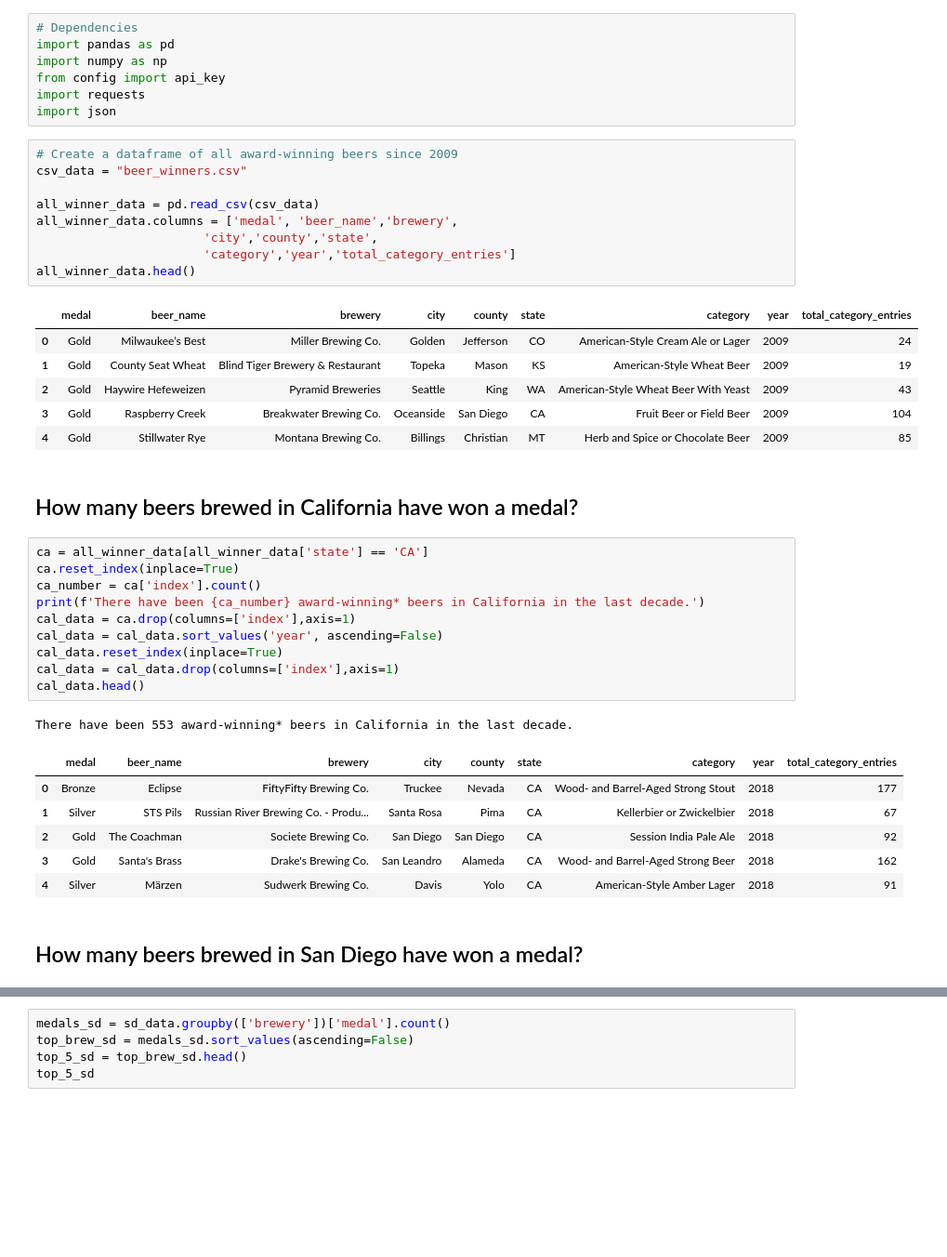
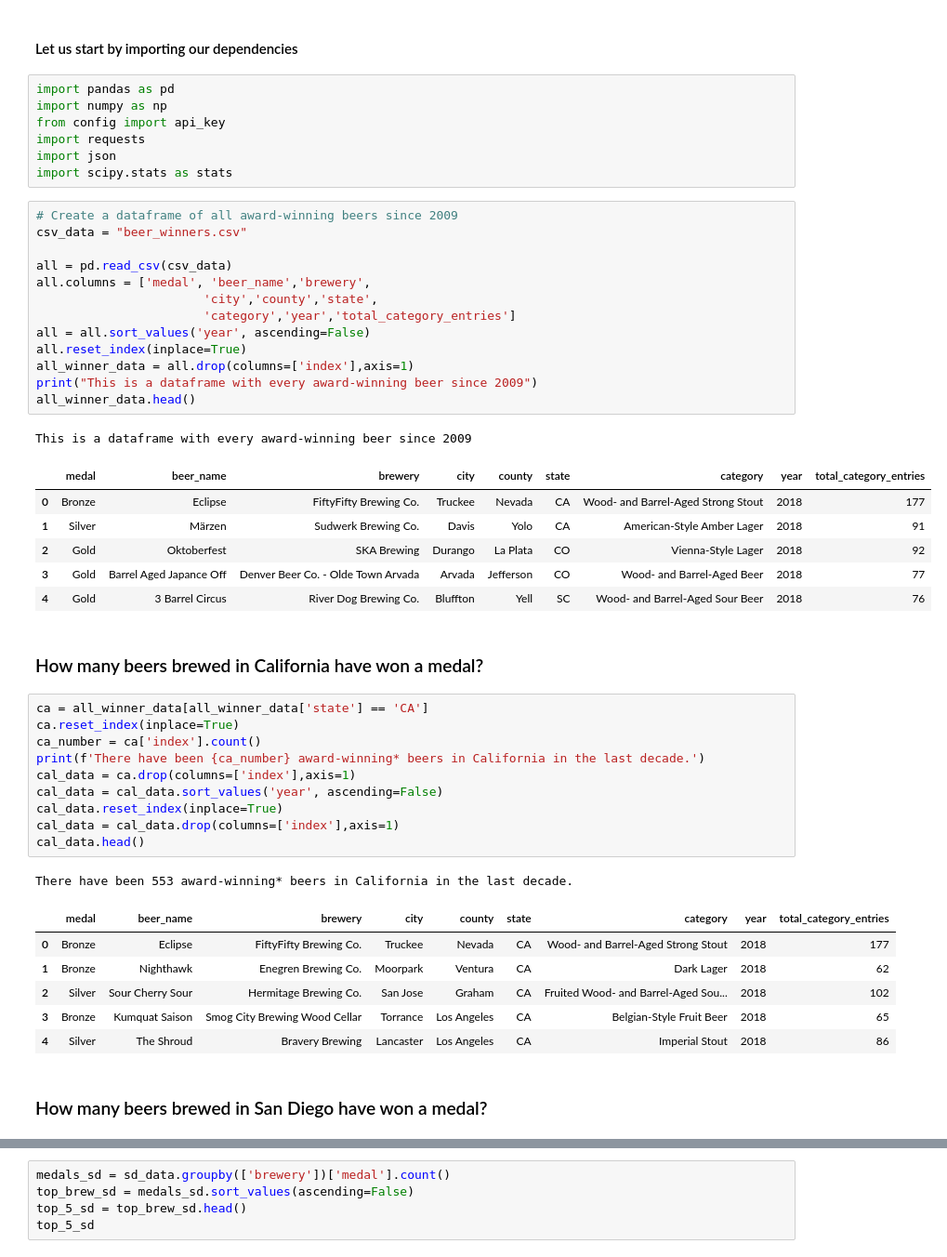
Before and after one commit to jbizzlefoshizzle/Project-1, a Jupyter notebook: CSV.ipynb, the cells around one changed output, grey strips where cells are left out. Shown at 93% size. Cells and saved outputs as stored; diff of their text form; blank space fills up the shorter version.

```diff
--- a/CSV.ipynb
+++ b/CSV.ipynb
@@ -1,28 +1,35 @@
+# %% [markdown]
+#### Let us start by importing our dependencies
 # %%
-# Dependencies
 import pandas as pd
 import numpy as np
 from config import api_key
 import requests
 import json
+import scipy.stats as stats
 # %%
 # Create a dataframe of all award-winning beers since 2009
 csv_data = "beer_winners.csv"
 
-all_winner_data = pd.read_csv(csv_data)
-all_winner_data.columns = ['medal', 'beer_name','brewery',
+all = pd.read_csv(csv_data)
+all.columns = ['medal', 'beer_name','brewery',
                        'city','county','state',
                        'category','year','total_category_entries']
+all = all.sort_values('year', ascending=False)
+all.reset_index(inplace=True)
+all_winner_data = all.drop(columns=['index'],axis=1)
+print("This is a dataframe with every award-winning beer since 2009")
 all_winner_data.head()
 # %% [output]
+This is a dataframe with every award-winning beer since 2009
 |  | medal | beer_name | brewery | city | county | state | category | year | total_category_entries |
-| 0 | Gold | Milwaukee’s Best | Miller Brewing Co. | Golden | Jefferson | CO | American-Style Cream Ale or Lager | 2009 | 24 |
-| 1 | Gold | County Seat Wheat | Blind Tiger Brewery & Restaurant | Topeka | Mason | KS | American-Style Wheat Beer | 2009 | 19 |
-| 2 | Gold | Haywire Hefeweizen | Pyramid Breweries | Seattle | King | WA | American-Style Wheat Beer With Yeast | 2009 | 43 |
-| 3 | Gold | Raspberry Creek | Breakwater Brewing Co. | Oceanside | San Diego | CA | Fruit Beer or Field Beer | 2009 | 104 |
-| 4 | Gold | Stillwater Rye | Montana Brewing Co. | Billings | Christian | MT | Herb and Spice or Chocolate Beer | 2009 | 85 |
+| 0 | Bronze | Eclipse | FiftyFifty Brewing Co. | Truckee | Nevada | CA | Wood- and Barrel-Aged Strong Stout | 2018 | 177 |
+| 1 | Silver | Märzen | Sudwerk Brewing Co. | Davis | Yolo | CA | American-Style Amber Lager | 2018 | 91 |
+| 2 | Gold | Oktoberfest | SKA Brewing | Durango | La Plata | CO | Vienna-Style Lager | 2018 | 92 |
+| 3 | Gold | Barrel Aged Japance Off | Denver Beer Co. - Olde Town Arvada | Arvada | Jefferson | CO | Wood- and Barrel-Aged Beer | 2018 | 77 |
+| 4 | Gold | 3 Barrel Circus | River Dog Brewing Co. | Bluffton | Yell | SC | Wood- and Barrel-Aged Sour Beer | 2018 | 76 |
 # %% [markdown]
-## How many beers brewed in California have won a medal?
+### How many beers brewed in California have won a medal?
 # %%
 ca = all_winner_data[all_winner_data['state'] == 'CA']
 ca.reset_index(inplace=True)
@@ -37,12 +44,12 @@ cal_data.head()
 There have been 553 award-winning* beers in California in the last decade.
 |  | medal | beer_name | brewery | city | county | state | category | year | total_category_entries |
 | 0 | Bronze | Eclipse | FiftyFifty Brewing Co. | Truckee | Nevada | CA | Wood- and Barrel-Aged Strong Stout | 2018 | 177 |
-| 1 | Silver | STS Pils | Russian River Brewing Co. - Produ... | Santa Rosa | Pima | CA | Kellerbier or Zwickelbier | 2018 | 67 |
-| 2 | Gold | The Coachman | Societe Brewing Co. | San Diego | San Diego | CA | Session India Pale Ale | 2018 | 92 |
-| 3 | Gold | Santa's Brass | Drake's Brewing Co. | San Leandro | Alameda | CA | Wood- and Barrel-Aged Strong Beer | 2018 | 162 |
-| 4 | Silver | Märzen | Sudwerk Brewing Co. | Davis | Yolo | CA | American-Style Amber Lager | 2018 | 91 |
+| 1 | Bronze | Nighthawk | Enegren Brewing Co. | Moorpark | Ventura | CA | Dark Lager | 2018 | 62 |
+| 2 | Silver | Sour Cherry Sour | Hermitage Brewing Co. | San Jose | Graham | CA | Fruited Wood- and Barrel-Aged Sou... | 2018 | 102 |
+| 3 | Bronze | Kumquat Saison | Smog City Brewing Wood Cellar | Torrance | Los Angeles | CA | Belgian-Style Fruit Beer | 2018 | 65 |
+| 4 | Silver | The Shroud | Bravery Brewing | Lancaster | Los Angeles | CA | Imperial Stout | 2018 | 86 |
 # %% [markdown]
-## How many beers brewed in San Diego have won a medal?
+### How many beers brewed in San Diego have won a medal?
 # %%
 temp = cal_data[cal_data['county'] == 'San Diego']
 temp.reset_index(inplace=True)
```
Also changed, not shown: parts of 14 cells of this notebook.
